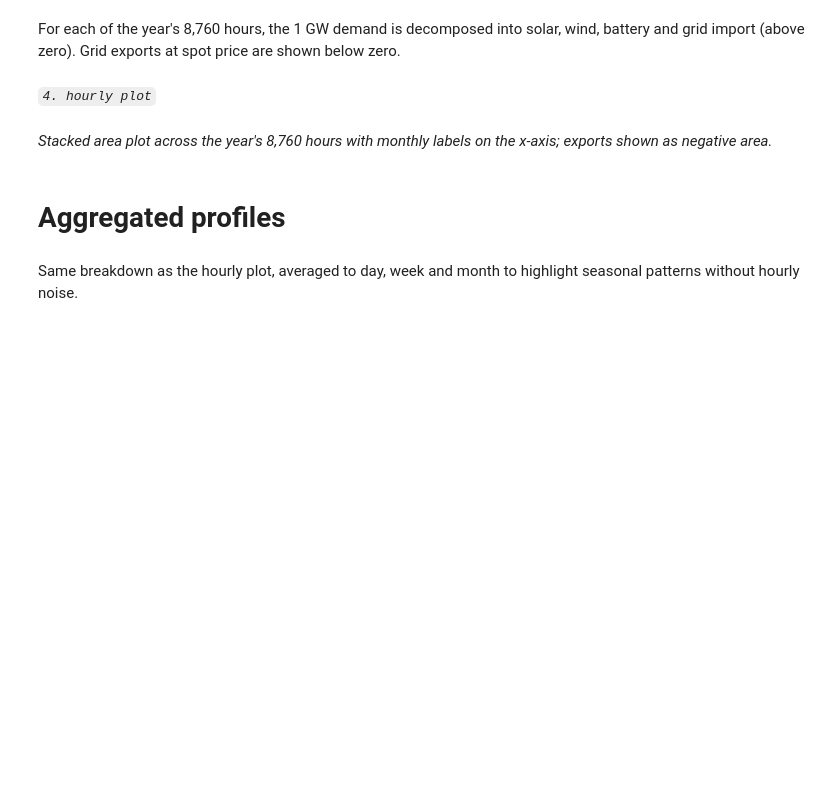
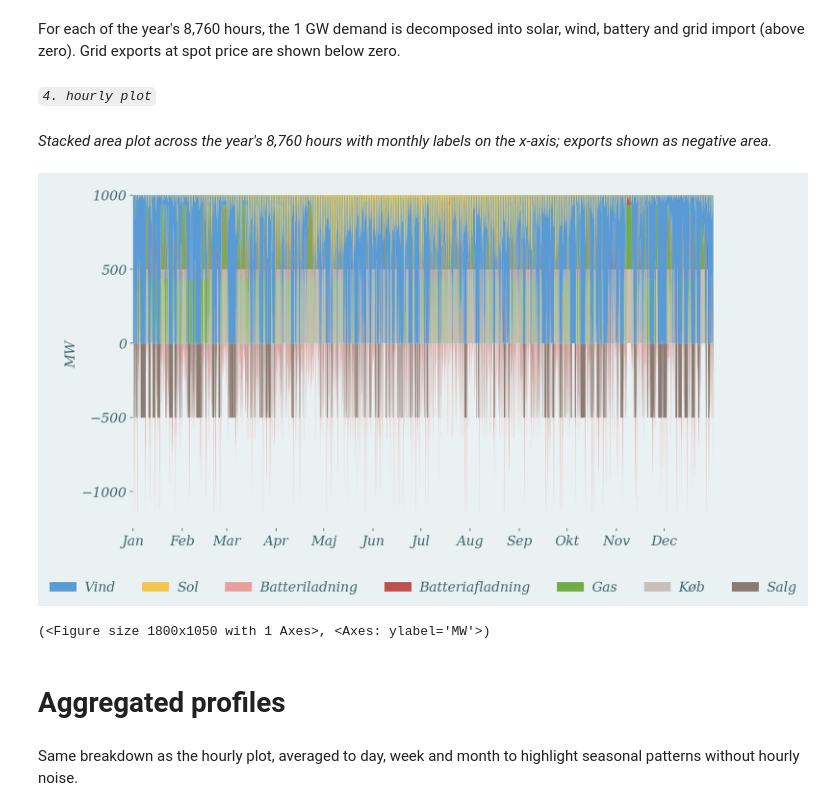
Before and after one commit to cfn368/on_site_datacenter_mdl, a Jupyter notebook: 3_time_series.ipynb, the cells around one changed output. Saved outputs shown, nothing was run; the diff lists cells and outputs as text; code cells hidden in the pictures; blank space fills up the shorter version.

```diff
--- a/3_time_series.ipynb
+++ b/3_time_series.ipynb
@@ -103,9 +104,12 @@ For each of the year's 8,760 hours, the 1 GW demand is decomposed into solar, wi
 # %% [markdown]
 *Stacked area plot across the year's 8,760 hours with monthly labels on the x-axis; exports shown as negative area.*
 # %%
-# # 4. timeplot
-# plot_dispatch(d, dates, ylabel='MW',
-#               save_path='figures/3_ve_dispatch_hourly.png')
+# 4. timeplot
+plot_dispatch(d, dates, ylabel='MW',
+              save_path='figures/3_ve_dispatch_hourly.png')
+# %% [output]
+[figure, added]
+(<Figure size 1800x1050 with 1 Axes>, <Axes: ylabel='MW'>)
 # %% [markdown]
 # Aggregated profiles
 # %% [markdown]
```
Also changed, not shown: parts of 7 cells of this notebook, 21 other files.
